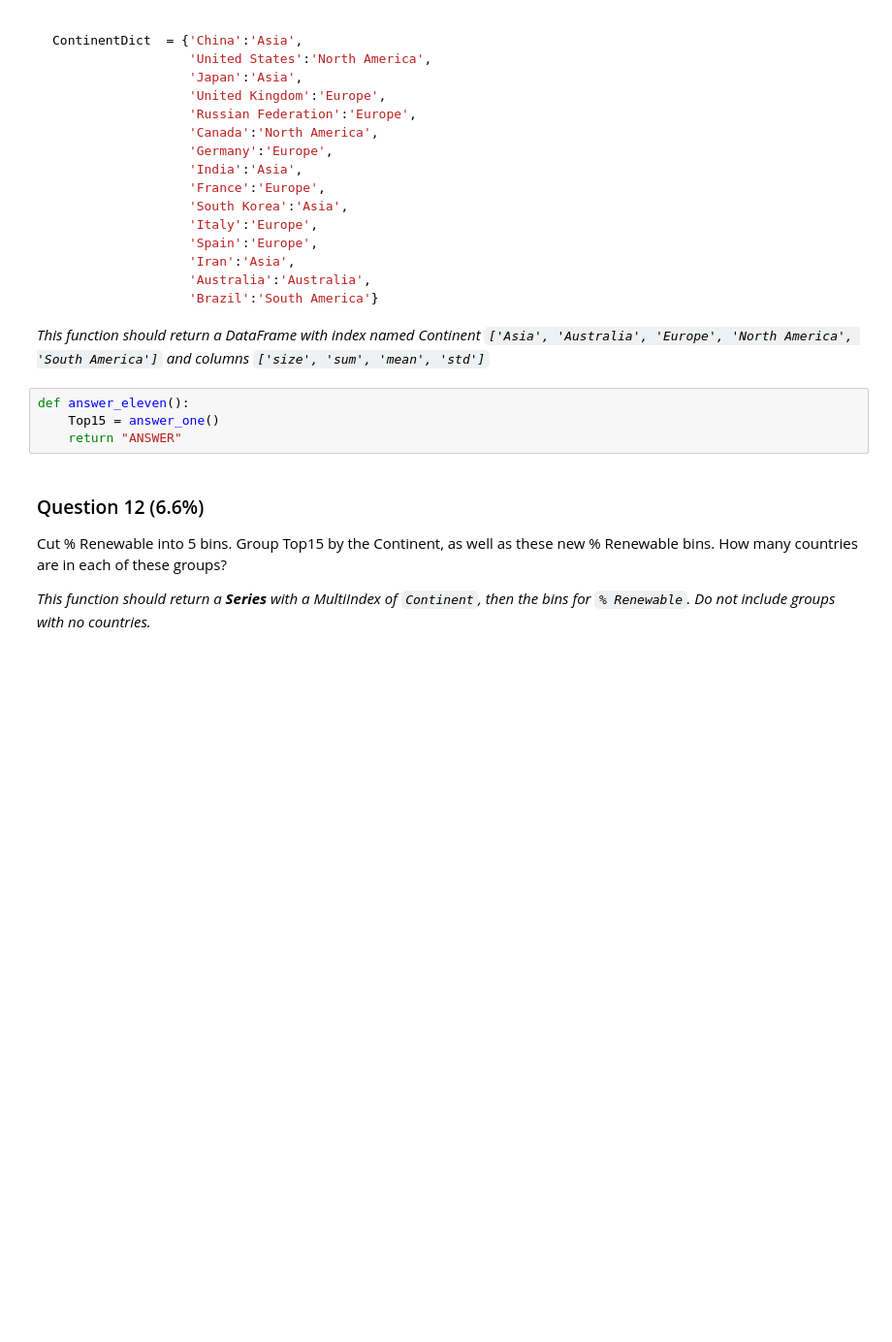
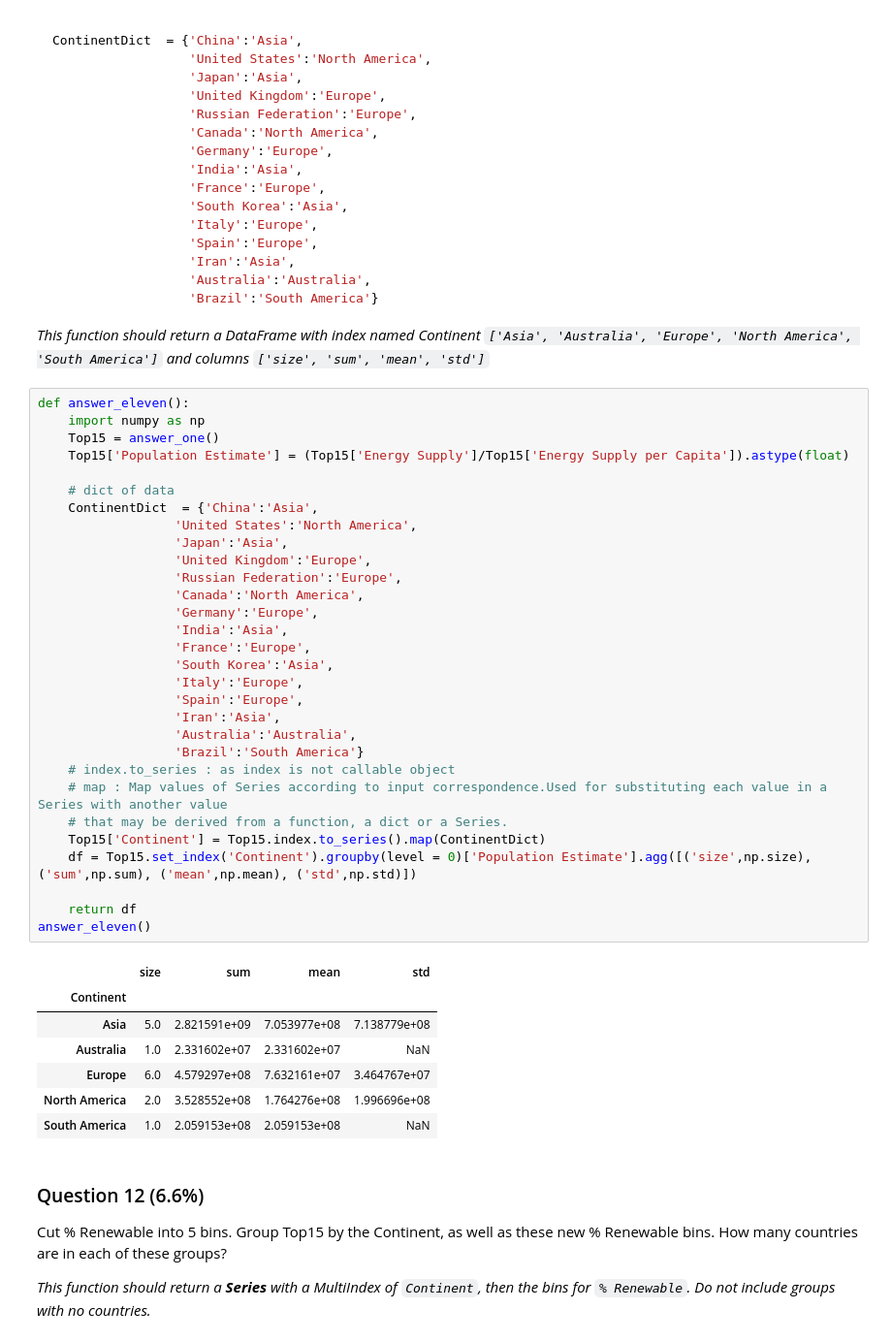
Before and after one commit to AyaElghannam/Applied-Data-Science-with-Python-specialization, a Jupyter notebook: Course 1/Week 3/Assignment+3.ipynb, the cells around one changed output. Shown at 97% size. Saved outputs shown, nothing was run; the diff lists cells and outputs as text; blank space fills up the shorter version.

````diff
--- a/Course 1/Week 3/Assignment+3.ipynb
+++ b/Course 1/Week 3/Assignment+3.ipynb
@@ -238,10 +408,44 @@ ContinentDict  = {'China':'Asia',
 ```
 
 *This function should return a DataFrame with index named Continent `['Asia', 'Australia', 'Europe', 'North America', 'South America']` and columns `['size', 'sum', 'mean', 'std']`*
-# %%
-def answer_eleven():
-    Top15 = answer_one()
-    return "ANSWER"
+# %%
+def answer_eleven():
+    import numpy as np
+    Top15 = answer_one()
+    Top15['Population Estimate'] = (Top15['Energy Supply']/Top15['Energy Supply per Capita']).astype(float)
+
+    # dict of data
+    ContinentDict  = {'China':'Asia',
+                  'United States':'North America',
+                  'Japan':'Asia',
+                  'United Kingdom':'Europe',
+                  'Russian Federation':'Europe',
+                  'Canada':'North America',
+                  'Germany':'Europe',
+                  'India':'Asia',
+                  'France':'Europe',
+                  'South Korea':'Asia',
+                  'Italy':'Europe',
+                  'Spain':'Europe',
+                  'Iran':'Asia',
+                  'Australia':'Australia',
+                  'Brazil':'South America'}
+    # index.to_series : as index is not callable object
+    # map : Map values of Series according to input correspondence.Used for substituting each value in a Series with another value
+    # that may be derived from a function, a dict or a Series.
+    Top15['Continent'] = Top15.index.to_series().map(ContinentDict)
+    df = Top15.set_index('Continent').groupby(level = 0)['Population Estimate'].agg([('size',np.size), ('sum',np.sum), ('mean',np.mean), ('std',np.std)])
+
+    return df
+answer_eleven()
+# %% [output]
+|  | size | sum | mean | std |
+| Continent |  |  |  |  |
+| Asia | 5.0 | 2.821591e+09 | 7.053977e+08 | 7.138779e+08 |
+| Australia | 1.0 | 2.331602e+07 | 2.331602e+07 | NaN |
+| Europe | 6.0 | 4.579297e+08 | 7.632161e+07 | 3.464767e+07 |
+| North America | 2.0 | 3.528552e+08 | 1.764276e+08 | 1.996696e+08 |
+| South America | 1.0 | 2.059153e+08 | 2.059153e+08 | NaN |
 # %% [markdown]
 ### Question 12 (6.6%)
 Cut % Renewable into 5 bins. Group Top15 by the Continent, as well as these new % Renewable bins. How many countries are in each of these groups?
````
Also changed, not shown: parts of 24 cells of this notebook, 2 other files.
